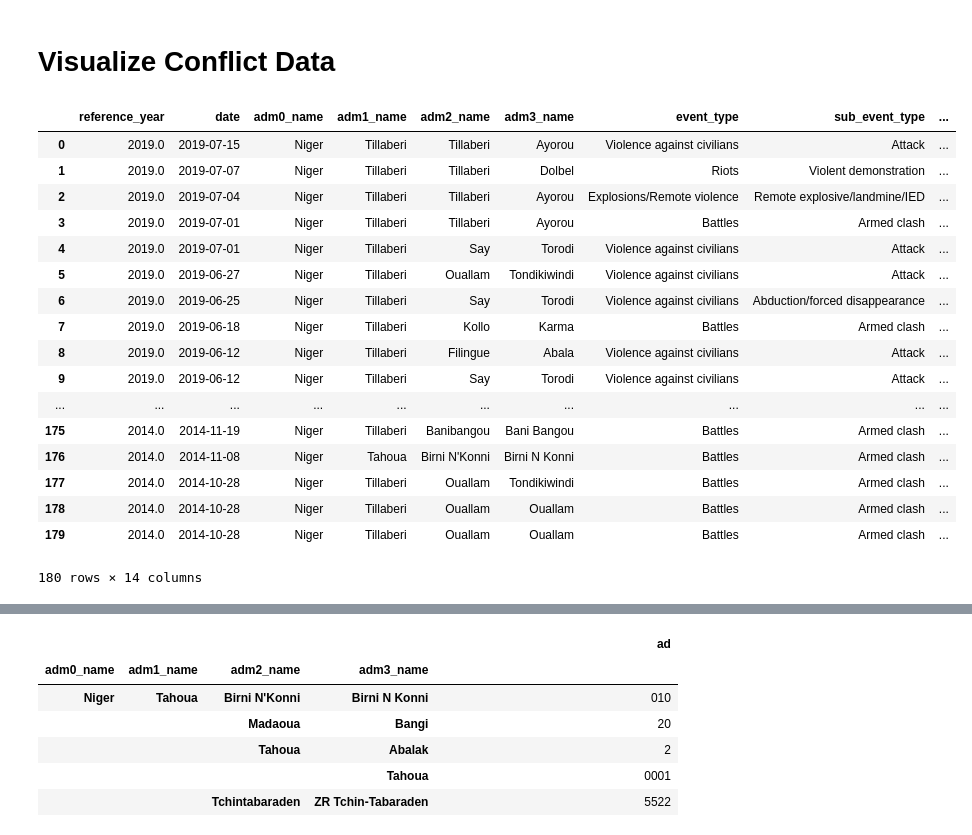
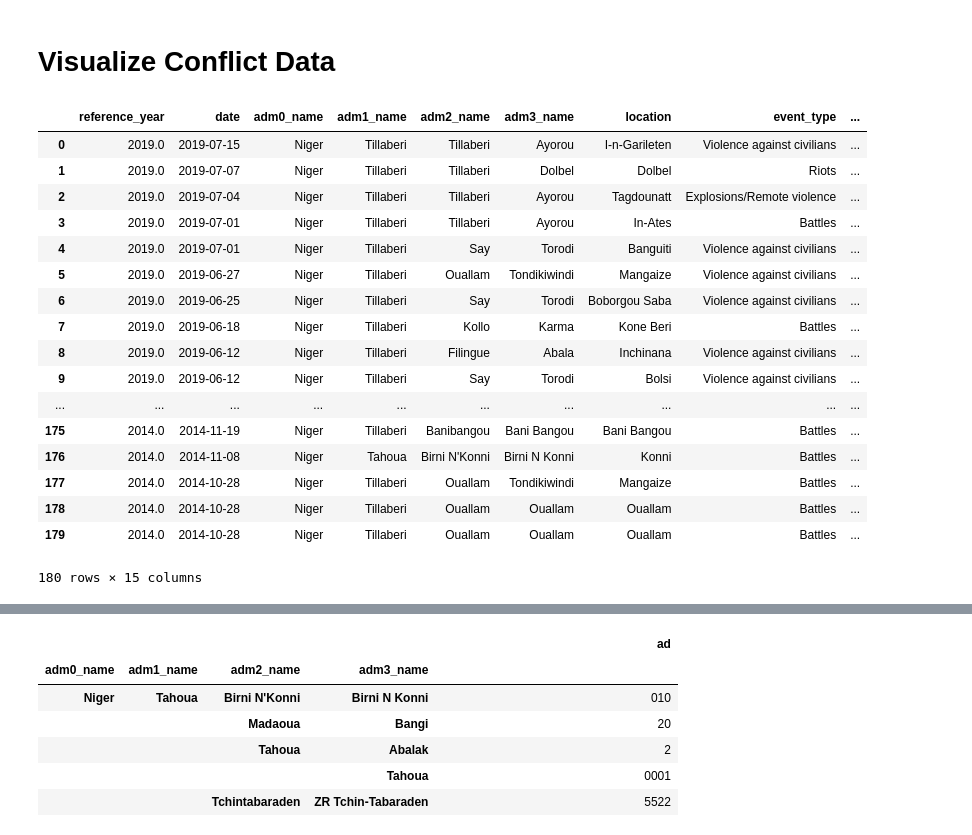
Before and after one commit to alegalli/conflictSahel, a Jupyter notebook: visualization/conflict.ipynb, the cells around one changed output, grey strips where cells are left out. Cells and saved outputs as stored; diff of their text form; code cells hidden in the pictures.

```diff
--- a/visualization/conflict.ipynb
+++ b/visualization/conflict.ipynb
@@ -10,41 +10,41 @@ import seaborn as sns
 # %%
 confb = pd.read_csv('../data/Conflict Data/Conflict Data for Niger.csv')
 confb.rename(columns={'country':'adm0_name',
                     'admin1':'adm1_name',
                     'admin2':'adm2_name',
                     'admin3':'adm3_name',
                     'actor1' : 'actor1',
                     'inter1' : 'inter1',
                     'actor2' : 'actor2',
                     'inter2' : 'inter2',
                     'interaction' : 'interaction',
                     'event_date':'date',
                     'year':'reference_year'}, inplace=True)
-confb = confb[['reference_year','date','adm0_name','adm1_name','adm2_name','adm3_name',
+confb = confb[['reference_year','date','adm0_name','adm1_name','adm2_name','adm3_name','location',
         'event_type','sub_event_type','actor1','inter1','actor2','inter2','interaction','fatalities']]
 confb = confb[confb.reference_year.isin([2014,2015,2016,2017,2018,2019])]
 confb = confb[confb.adm1_name.isin(['Gao','Mopti','Tombouctou','Nord','Sahel','Est','Tahoua','Tillaberi'])]
 confb = confb.reset_index(drop=True)
 
 confb
 # Look for all different adm2_name
 #pd.DataFrame({'ad' :ch.groupby(['adm0_name','adm1_name','adm2_name'])['phase35'].mean()})
 # %% [output]
-|  | reference_year | date | adm0_name | adm1_name | adm2_name | adm3_name | event_type | sub_event_type | ... |
-| 0 | 2019.0 | 2019-07-15 | Niger | Tillaberi | Tillaberi | Ayorou | Violence against civilians | Attack | ... |
-| 1 | 2019.0 | 2019-07-07 | Niger | Tillaberi | Tillaberi | Dolbel | Riots | Violent demonstration | ... |
-| 2 | 2019.0 | 2019-07-04 | Niger | Tillaberi | Tillaberi | Ayorou | Explosions/Remote violence | Remote explosive/landmine/IED | ... |
-| 3 | 2019.0 | 2019-07-01 | Niger | Tillaberi | Tillaberi | Ayorou | Battles | Armed clash | ... |
-| 4 | 2019.0 | 2019-07-01 | Niger | Tillaberi | Say | Torodi | Violence against civilians | Attack | ... |
-| 5 | 2019.0 | 2019-06-27 | Niger | Tillaberi | Ouallam | Tondikiwindi | Violence against civilians | Attack | ... |
-| 6 | 2019.0 | 2019-06-25 | Niger | Tillaberi | Say | Torodi | Violence against civilians | Abduction/forced disappearance | ... |
-| 7 | 2019.0 | 2019-06-18 | Niger | Tillaberi | Kollo | Karma | Battles | Armed clash | ... |
-| 8 | 2019.0 | 2019-06-12 | Niger | Tillaberi | Filingue | Abala | Violence against civilians | Attack | ... |
-| 9 | 2019.0 | 2019-06-12 | Niger | Tillaberi | Say | Torodi | Violence against civilians | Attack | ... |
+|  | reference_year | date | adm0_name | adm1_name | adm2_name | adm3_name | location | event_type | ... |
+| 0 | 2019.0 | 2019-07-15 | Niger | Tillaberi | Tillaberi | Ayorou | I-n-Garileten | Violence against civilians | ... |
+| 1 | 2019.0 | 2019-07-07 | Niger | Tillaberi | Tillaberi | Dolbel | Dolbel | Riots | ... |
+| 2 | 2019.0 | 2019-07-04 | Niger | Tillaberi | Tillaberi | Ayorou | Tagdounatt | Explosions/Remote violence | ... |
+| 3 | 2019.0 | 2019-07-01 | Niger | Tillaberi | Tillaberi | Ayorou | In-Ates | Battles | ... |
+| 4 | 2019.0 | 2019-07-01 | Niger | Tillaberi | Say | Torodi | Banguiti | Violence against civilians | ... |
+| 5 | 2019.0 | 2019-06-27 | Niger | Tillaberi | Ouallam | Tondikiwindi | Mangaize | Violence against civilians | ... |
+| 6 | 2019.0 | 2019-06-25 | Niger | Tillaberi | Say | Torodi | Boborgou Saba | Violence against civilians | ... |
+| 7 | 2019.0 | 2019-06-18 | Niger | Tillaberi | Kollo | Karma | Kone Beri | Battles | ... |
+| 8 | 2019.0 | 2019-06-12 | Niger | Tillaberi | Filingue | Abala | Inchinana | Violence against civilians | ... |
+| 9 | 2019.0 | 2019-06-12 | Niger | Tillaberi | Say | Torodi | Bolsi | Violence against civilians | ... |
 | ... | ... | ... | ... | ... | ... | ... | ... | ... | ... |
-| 175 | 2014.0 | 2014-11-19 | Niger | Tillaberi | Banibangou | Bani Bangou | Battles | Armed clash | ... |
-| 176 | 2014.0 | 2014-11-08 | Niger | Tahoua | Birni N'Konni | Birni N Konni | Battles | Armed clash | ... |
-| 177 | 2014.0 | 2014-10-28 | Niger | Tillaberi | Ouallam | Tondikiwindi | Battles | Armed clash | ... |
-| 178 | 2014.0 | 2014-10-28 | Niger | Tillaberi | Ouallam | Ouallam | Battles | Armed clash | ... |
-| 179 | 2014.0 | 2014-10-28 | Niger | Tillaberi | Ouallam | Ouallam | Battles | Armed clash | ... |
+| 175 | 2014.0 | 2014-11-19 | Niger | Tillaberi | Banibangou | Bani Bangou | Bani Bangou | Battles | ... |
+| 176 | 2014.0 | 2014-11-08 | Niger | Tahoua | Birni N'Konni | Birni N Konni | Konni | Battles | ... |
+| 177 | 2014.0 | 2014-10-28 | Niger | Tillaberi | Ouallam | Tondikiwindi | Mangaize | Battles | ... |
+| 178 | 2014.0 | 2014-10-28 | Niger | Tillaberi | Ouallam | Ouallam | Ouallam | Battles | ... |
+| 179 | 2014.0 | 2014-10-28 | Niger | Tillaberi | Ouallam | Ouallam | Ouallam | Battles | ... |
-180 rows × 14 columns
+180 rows × 15 columns
```
Also changed, not shown: parts of 1 cell of this notebook, 4 other files.
